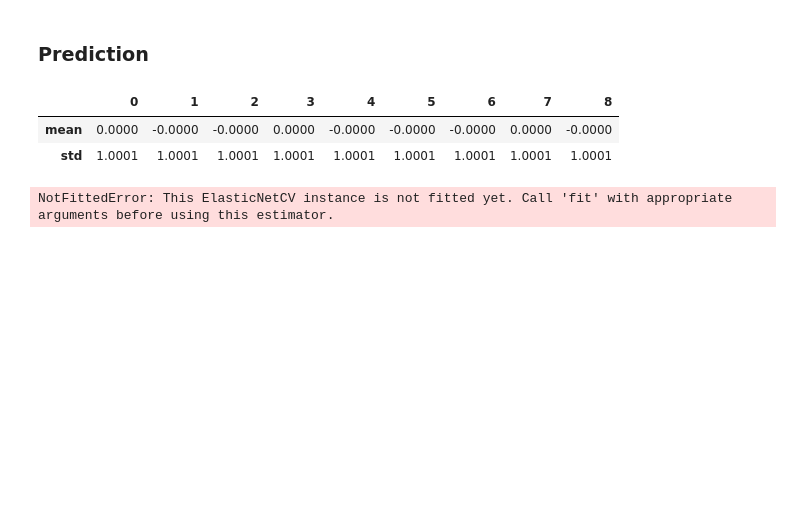
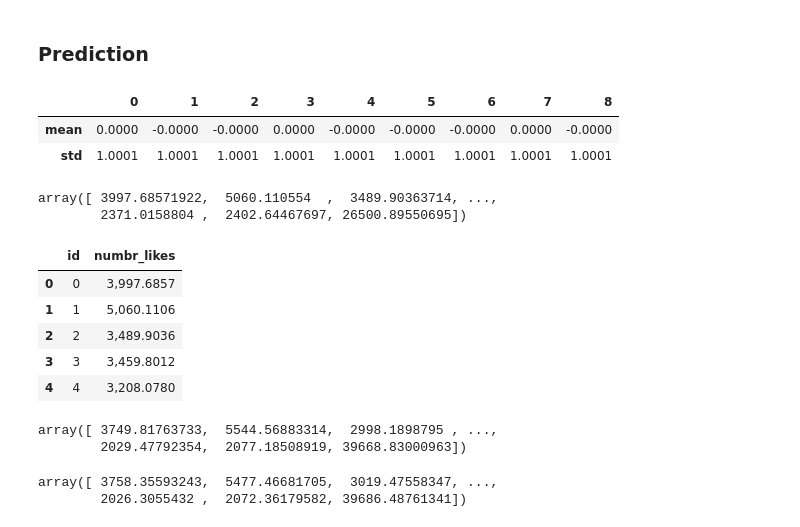
Before and after one commit to seenyanlee/viral-instagram-posts, a Jupyter notebook: submission.ipynb, the cells around one changed output. Cells and saved outputs as stored; diff of their text form; code cells hidden in the pictures; blank space fills up the shorter version.

Commit message:
produced predictions

```diff
--- a/submission.ipynb
+++ b/submission.ipynb
@@ -582,9 +620,11 @@ df_test.head()
 df_test.sid.nunique()
 # %% [output]
 5720
+# %%
+df_test.rename(columns = {'lat':'lng', 'lng':'lat'}, inplace = True)
 # %%
 # keep relevant variables and use sid as the index column
-predictors = ['sid', 'post_type', 'number_comments', 'following', 'followers', 'n_posts', 'is_business_account', 'lat', 'lng', 'numbr_likes']
+predictors = ['sid', 'post_type', 'number_comments', 'following', 'followers', 'n_posts', 'is_business_account', 'lng', 'lat', 'numbr_likes']
 df_test = df_test[[col for col in predictors]]
 df_test.head()
 # %% [output]
@@ -675,7 +715,26 @@ X_test_std.describe().loc[['mean', 'std']]
 | mean | 0.0000 | -0.0000 | -0.0000 | 0.0000 | -0.0000 | -0.0000 | -0.0000 | 0.0000 | -0.0000 |
 | std | 1.0001 | 1.0001 | 1.0001 | 1.0001 | 1.0001 | 1.0001 | 1.0001 | 1.0001 | 1.0001 |
 # %%
-y_pred = elastic_net_model.predict(X_test_std)
-y_pred
+y_pred_en = elastic_net_model.predict(X_test_std)
+y_pred_en
 # %% [output]
-NotFittedError: This ElasticNetCV instance is not fitted yet. Call 'fit' with appropriate arguments before using this estimator.
+array([ 3997.68571922,  5060.110554  ,  3489.90363714, ...,
+        2371.0158804 ,  2402.64467697, 26500.89550695])
+# %%
+submission = pd.DataFrame({'id': range(df_test.shape[0]),'numbr_likes': y_pred_en})
+submission.to_csv('prediction_en_1.csv', index=False)
+# %%
+submission.head()
+# %% [output]
+|  | id | numbr_likes |
+| 0 | 0 | 3,997.6857 |
+| 1 | 1 | 5,060.1106 |
+| 2 | 2 | 3,489.9036 |
+| 3 | 3 | 3,459.8012 |
+| 4 | 4 | 3,208.0780 |
+# %%
+y_pred_lr = lr.predict(X_test)
+y_pred_lr
+# %% [output]
+array([ 3749.81763733,  5544.56883314,  2998.1898795 , ...,
+        2029.47792354,  2077.18508919, 39668.83000963])
@@ -681,0 +746,6 @@ NotFittedError: This ElasticNetCV instance is not fitted yet. Call 'fit' with ap
+# %%
+y_pred_lr_selected = lr_selected.predict(X_test_selected)
+y_pred_lr_selected
+# %% [output]
+array([ 3758.35593243,  5477.46681705,  3019.47558347, ...,
+        2026.3055432 ,  2072.36179582, 39686.48761341])
```
Also changed, not shown: parts of 20 cells of this notebook.
